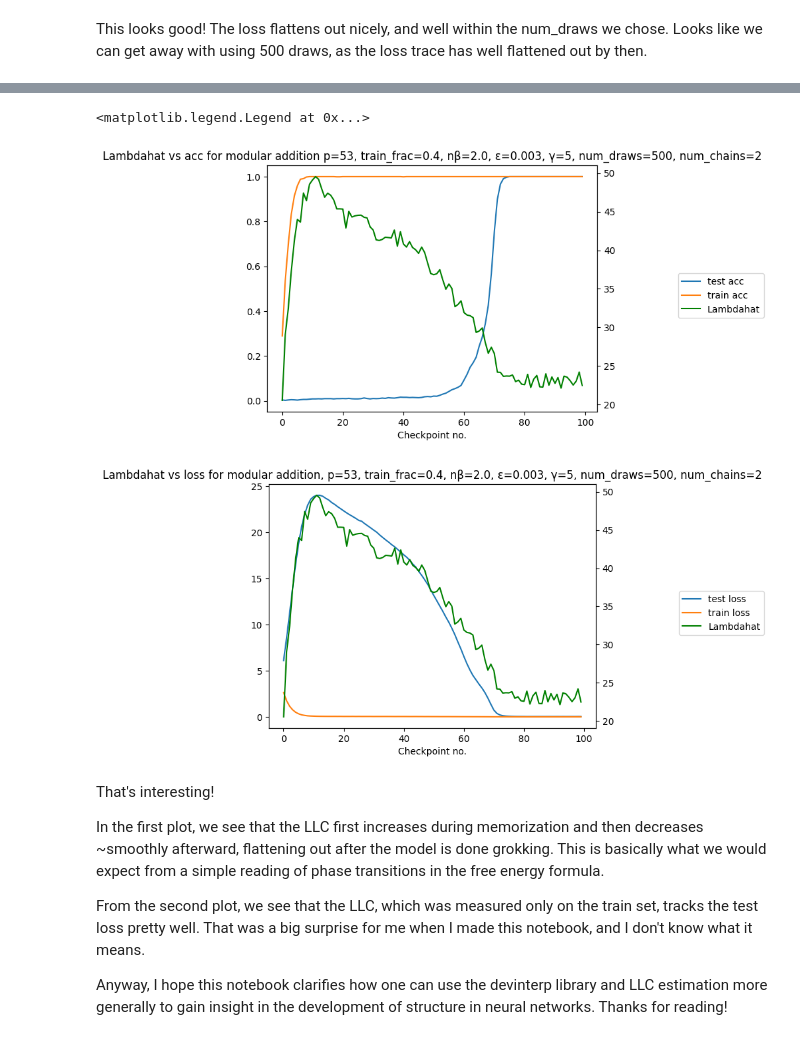
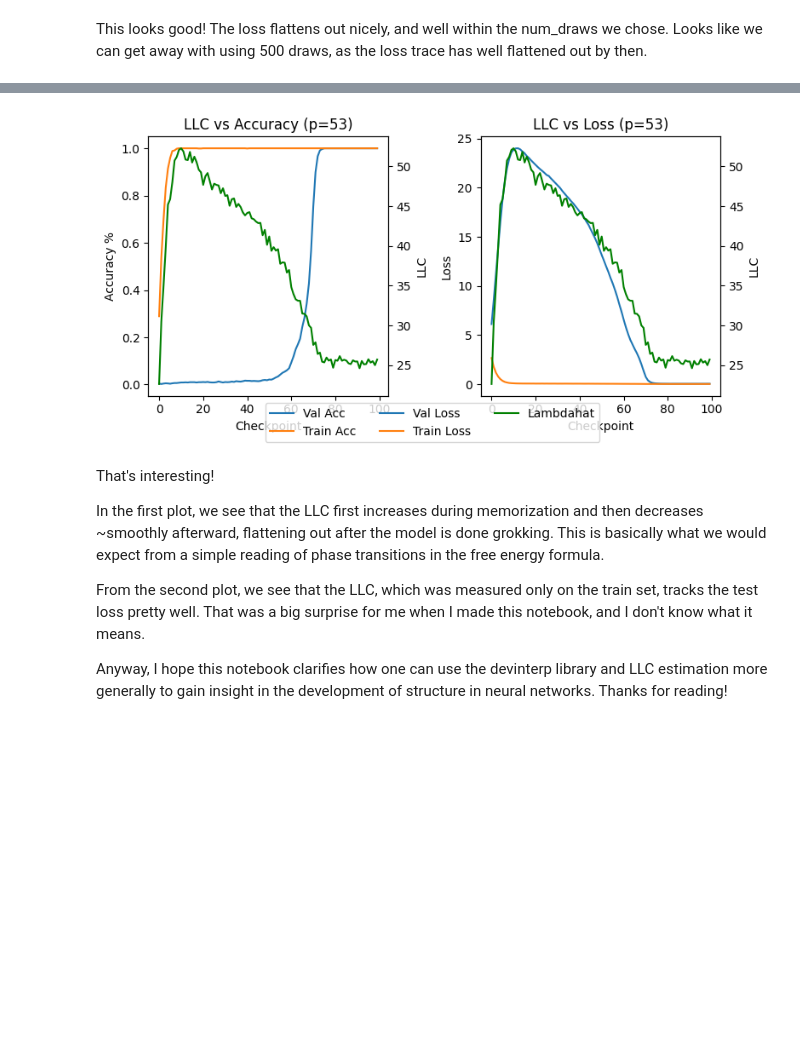
Before and after one commit to mattyred/devinterp, a Jupyter notebook: examples/grokking.ipynb, the cells around one changed output, grey strips where cells are left out. Saved outputs shown, nothing was run; the diff lists cells and outputs as text; code cells hidden in the pictures; blank space fills up the shorter version.

```diff
--- a/examples/grokking.ipynb
+++ b/examples/grokking.ipynb
@@ -383,32 +463,42 @@ std(): degrees of freedom is <= 0. Correction should be strictly less than the r
-# %%
-fig, ax1 = plt.subplots()
-plt.title(
-    f"Lambdahat vs acc for modular addition p={params.p}, train_frac={params.train_frac}, nβ={nbeta:.1f}, ε={lr}, γ={gamma}, num_draws={num_draws}, num_chains={num_chains}"
-)
-
-ax2 = ax1.twinx()
-ax1.plot(df["val_acc"], label="test acc")
-ax1.plot(df["train_acc"], label="train acc")
-ax2.plot([llc["llc/mean"] for llc in llcs], color="g", label="Lambdahat")
-ax1.set_xlabel("Checkpoint no.")
-fig.legend(loc="center right")
-
-fig.show()
-
-fig, ax1 = plt.subplots()
-plt.title(
-    f"Lambdahat vs loss for modular addition, p={params.p}, train_frac={params.train_frac}, nβ={nbeta:.1f}, ε={lr}, γ={gamma}, num_draws={num_draws}, num_chains={num_chains}"
-)
-ax2 = ax1.twinx()
-ax1.plot(df["val_loss"], label="test loss")
-ax1.plot(df["train_loss"], label="train loss")
-ax2.plot([llc["llc/mean"] for llc in llcs], color="g", label="Lambdahat")
-ax1.set_xlabel("Checkpoint no.")
-fig.legend(loc="center right")
-# %% [output]
-<matplotlib.legend.Legend at 0x...>
-[figure, removed]
-[figure, removed]
+# %%
+fig, axs = plt.subplots(1, 2, figsize=(8, 4))
+
+# --- First subplot: Accuracy + LLC ---
+ax1 = axs[0]
+ax2 = ax1.twinx()
+ax1.set_title(f"LLC vs Accuracy (p={params.p})")
+ax1.plot(df["val_acc"], label="Val Acc", color='tab:blue')
+ax1.plot(df["train_acc"], label="Train Acc", color='tab:orange')
+ax2.plot([llc["llc/mean"] for llc in llcs], label="Lambdahat", color="green")
+
+ax1.set_xlabel("Checkpoint")
+ax1.set_ylabel("Accuracy %")
+ax2.set_ylabel("LLC")
+
+# --- Second subplot: Loss + LLC ---
+ax3 = axs[1]
+ax4 = ax3.twinx()
+ax3.set_title(f"LLC vs Loss (p={params.p})")
+ax3.plot(df["val_loss"], label="Val Loss", color='tab:blue')
+ax3.plot(df["train_loss"], label="Train Loss", color='tab:orange')
+ax4.plot([llc["llc/mean"] for llc in llcs], label="Lambdahat", color="green")
+
+ax3.set_xlabel("Checkpoint")
+ax3.set_ylabel("Loss")
+ax4.set_ylabel("LLC")
+
+handles1, labels1 = ax1.get_legend_handles_labels()
+handles3, labels3 = ax3.get_legend_handles_labels()
+handles4, labels4 = ax4.get_legend_handles_labels()
+all_handles = handles1 + handles3 + handles4
+all_labels = labels1 + labels3 + labels4
+fig.legend(all_handles, all_labels, loc="lower center", ncol=3)
+
+plt.tight_layout()  # leave space at bottom for legend
+plt.savefig(f'grokking_llc_all_checkpoints.pdf', dpi=300, bbox_inches='tight')
+plt.show()
+# %% [output]
+[figure, added]
 # %% [markdown]
 That's interesting!
 
```
Also changed, not shown: parts of 8 cells of this notebook, 15 other files.
